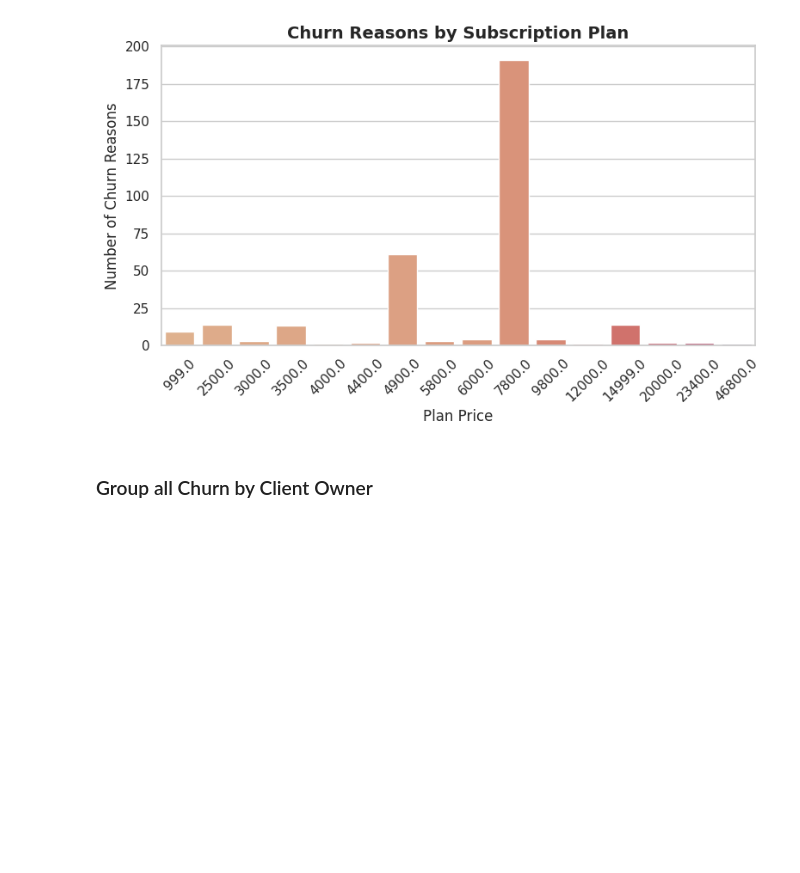
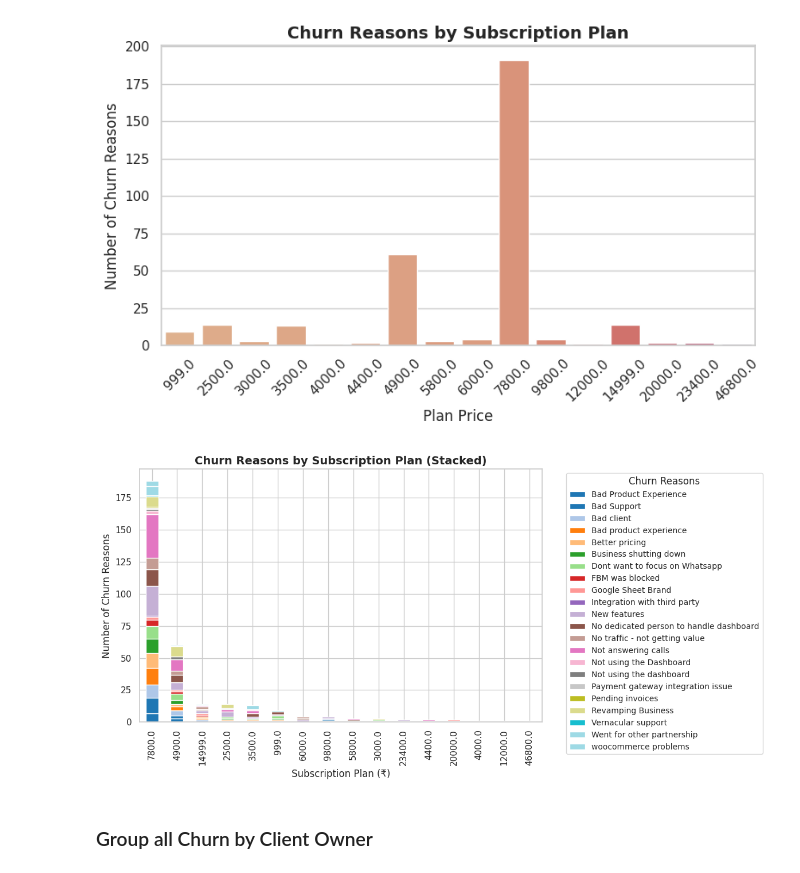
Before and after one commit to roshasjohnson/Client_Analysis, a Jupyter notebook: analysis.ipynb, the cells around one changed output. Saved outputs shown, nothing was run; the diff lists cells and outputs as text; code cells hidden in the pictures; blank space fills up the shorter version.

```diff
--- a/analysis.ipynb
+++ b/analysis.ipynb
@@ -215,6 +242,36 @@ plt.tight_layout()
 plt.show()
 # %% [output]
 [figure]
+# %%
+# Create a pivot table: reasons by plan
+stacked = reasons_flat.pivot_table(
+    index='subscriptions_plan_unit_price',
+    columns='reason',
+    values='customers.company',
+    aggfunc='count',
+    fill_value=0
+)
+
+# Sort by total reasons
+stacked = stacked.loc[stacked.sum(axis=1).sort_values(ascending=False).index]
+
+# Plot
+stacked.plot(
+    kind='bar',
+    stacked=True,
+    figsize=(12, 6),
+    colormap='tab20'
+)
+
+plt.title("Churn Reasons by Subscription Plan (Stacked)", fontsize=14, weight='bold')
+plt.xlabel("Subscription Plan (₹)", fontsize=12)
+plt.ylabel("Number of Churn Reasons", fontsize=12)
+plt.legend(bbox_to_anchor=(1.05, 1), loc='upper left', fontsize='small', title='Churn Reasons')
+plt.tight_layout()
+plt.savefig("stacked_churn_by_plan.png", dpi=300)
+plt.show()
+# %% [output]
+[figure, added]
 # %% [markdown]
 ### Group all Churn by Client Owner
 # %%
```
Also changed, not shown: parts of 17 cells of this notebook.
